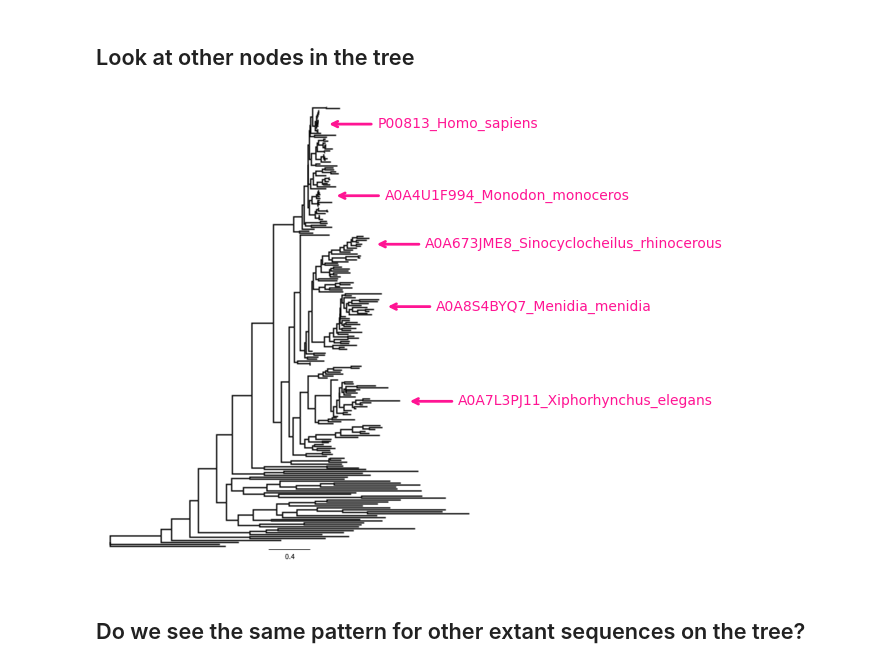
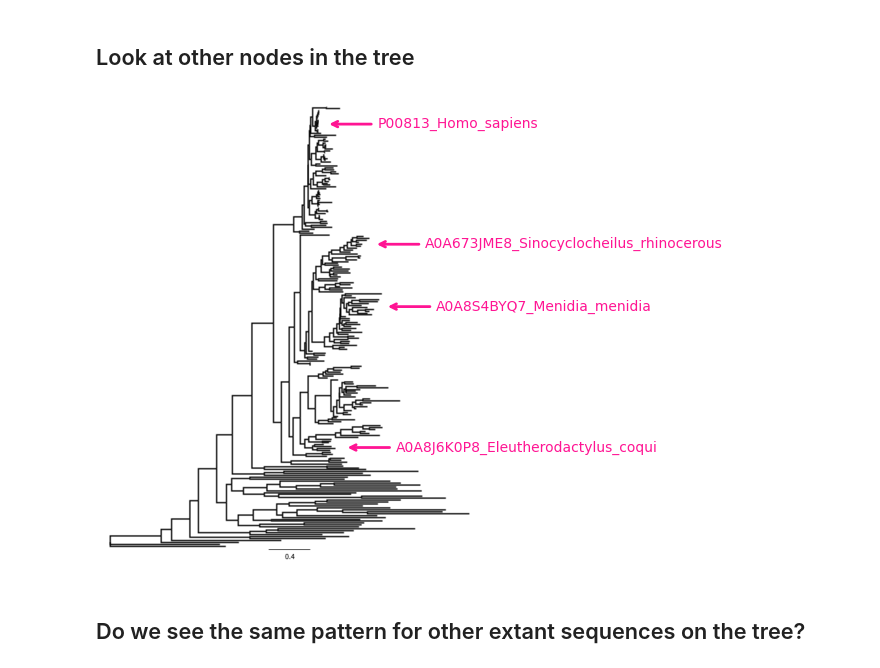
Before and after one commit to Arcadia-Science/2025-asr-plms, a Jupyter notebook: analyze_asr_esm2_complete.ipynb, the cells around one changed output. Saved outputs shown, nothing was run; the diff lists cells and outputs as text; code cells hidden in the pictures.

```diff
--- a/analyze_asr_esm2_complete.ipynb
+++ b/analyze_asr_esm2_complete.ipynb
@@ -107,16 +111,17 @@ We observe a U-shaped pattern where more recent ancestral sequences have *lower*
 # %% [markdown]
 ## Look at other nodes in the tree
 # %%
+
 plot_image_with_arrows(
     img_path,
-    x_starts=[0.73,0.75,0.89,0.86, 0.95],
-    x_ends=[0.60,0.62,0.76,0.73, 0.82],
-    arrow_ys=[0.045,0.2,0.44,0.305, 0.645],
-    labels=['P00813_Homo_sapiens', 'A0A4U1F994_Monodon_monoceros', 'A0A8S4BYQ7_Menidia_menidia', 'A0A673JME8_Sinocyclocheilus_rhinocerous', 'A0A7L3PJ11_Xiphorhynchus_elegans'],
-    text_offsets=[0.01, 0.01, 0.01, 0.01, 0.01]
+    x_starts=[0.73,0.89,0.86, 0.78],
+    x_ends=[0.60,0.76,0.73, 0.65],
+    arrow_ys=[0.045,0.44,0.305, 0.745],
+    labels=['P00813_Homo_sapiens',  'A0A8S4BYQ7_Menidia_menidia', 'A0A673JME8_Sinocyclocheilus_rhinocerous', 'A0A8J6K0P8_Eleutherodactylus_coqui'],
+    text_offsets=[0.01, 0.01, 0.01, 0.01]
 )
 # %% [output]
-[figure, old version]
+[figure, new version]
 # %% [markdown]
 ## Do we see the same pattern for other extant sequences on the tree?
 # %%
```
Also changed, not shown: parts of 69 cells of this notebook.
